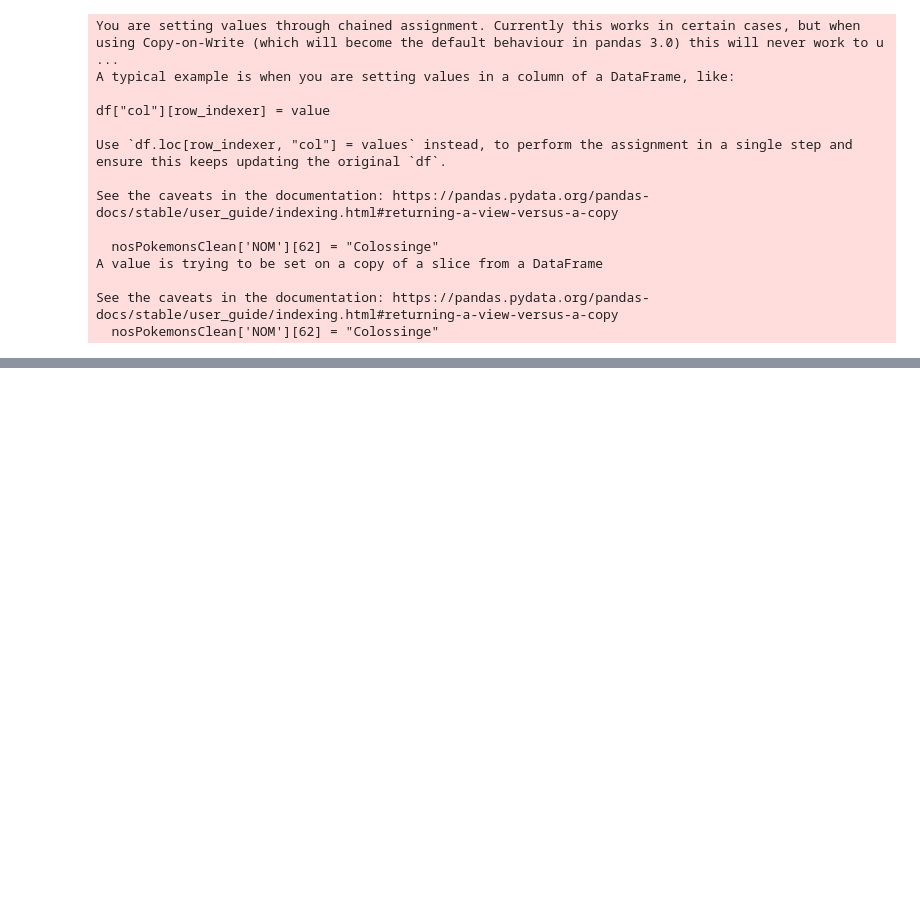
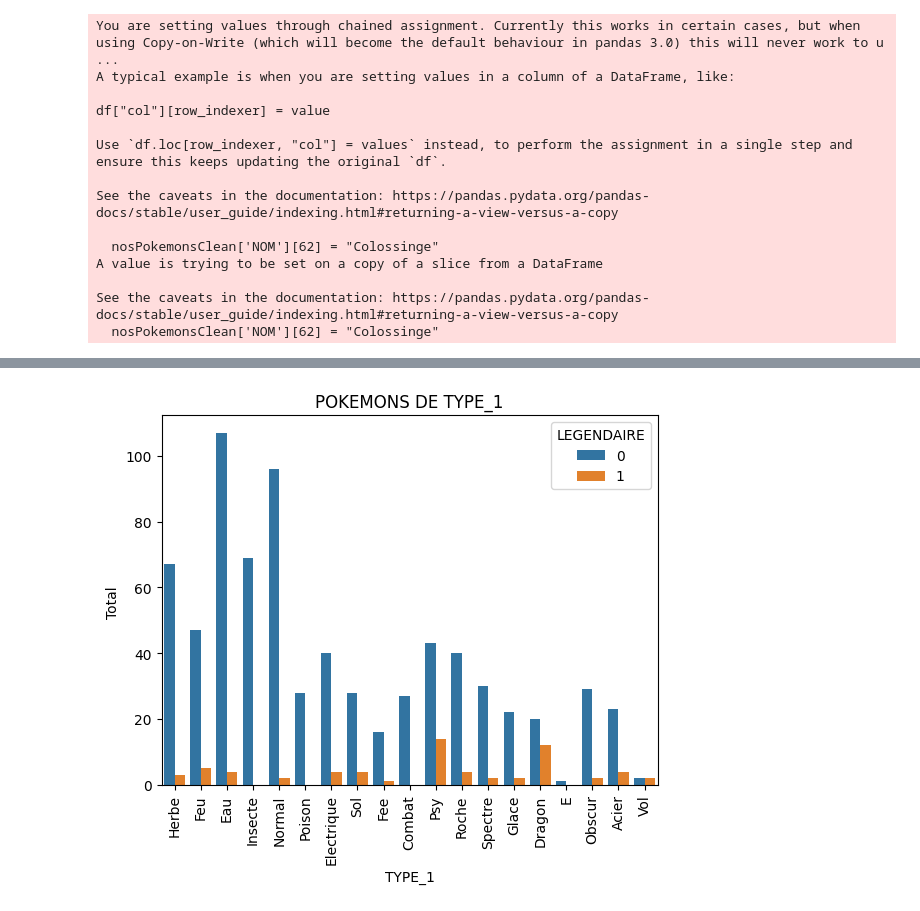
Before and after one commit to charbyz/atelier-ml-charbyz, a Jupyter notebook: apprentissage/partie1_2.ipynb, the cells around one changed output, grey strips where cells are left out. Saved outputs shown, nothing was run; the diff lists cells and outputs as text; code cells hidden in the pictures; blank space fills up the shorter version.

```diff
--- a/apprentissage/partie1_2.ipynb
+++ b/apprentissage/partie1_2.ipynb
@@ -117,0 +118,3 @@ None
+# %%
+nbFoisSecondePosition = combats.groupby('Second_Pokemon').count()
+print(nbFoisSecondePosition)
@@ -117,0 +156,3 @@ None
+# %%
+nombreDeVictoires = combats.groupby('Pokemon_Gagnant').count()
+print(nombreDeVictoires)
@@ -117,0 +175,15 @@ None
+# %%
+listeAAgreger = combats.groupby('Pokemon_Gagnant').count()
+listeAAgreger.sort_index()
+
+#On ajoute le nombre de combats
+listeAAgreger['NBR_COMBATS'] = nbFoisPremierePosition.Pokemon_Gagnant + nbFoisSecondePosition.Pokemon_Gagnant
+
+#On ajoute le nombre de victoires
+listeAAgreger['NBR_VICTOIRES'] = nombreDeVictoires.Premier_Pokemon
+
+#On calcule le pourcentage de victoires
+listeAAgreger['POURCENTAGE_DE_VICTOIRES'] = nombreDeVictoires.Premier_Pokemon / (nbFoisPremierePosition.Pokemon_Gagnant + nbFoisSecondePosition.Pokemon_Gagnant)
+
+#On affiche la nouvelle liste
+print(listeAAgreger)
@@ -117,0 +208,3 @@ None
+# %%
+nouveauPokedex = nosPokemonsClean.merge(listeAAgreger, left_on='NUMERO', right_index = True, how='left')
+print(nouveauPokedex.describe())
@@ -117,0 +249,12 @@ None
+# %%
+import matplotlib.pyplot as plt
+import seaborn as sns
+
+axe_X = sns.countplot(x="TYPE_1", hue="LEGENDAIRE", data=nouveauPokedex)
+plt.xticks(rotation= 90)
+plt.xlabel('TYPE_1')
+plt.ylabel('Total ')
+plt.title("POKEMONS DE TYPE_1")
+plt.show()
+# %% [output]
+[figure, added]
```
Also changed, not shown: parts of 13 cells of this notebook, 6 other files.
